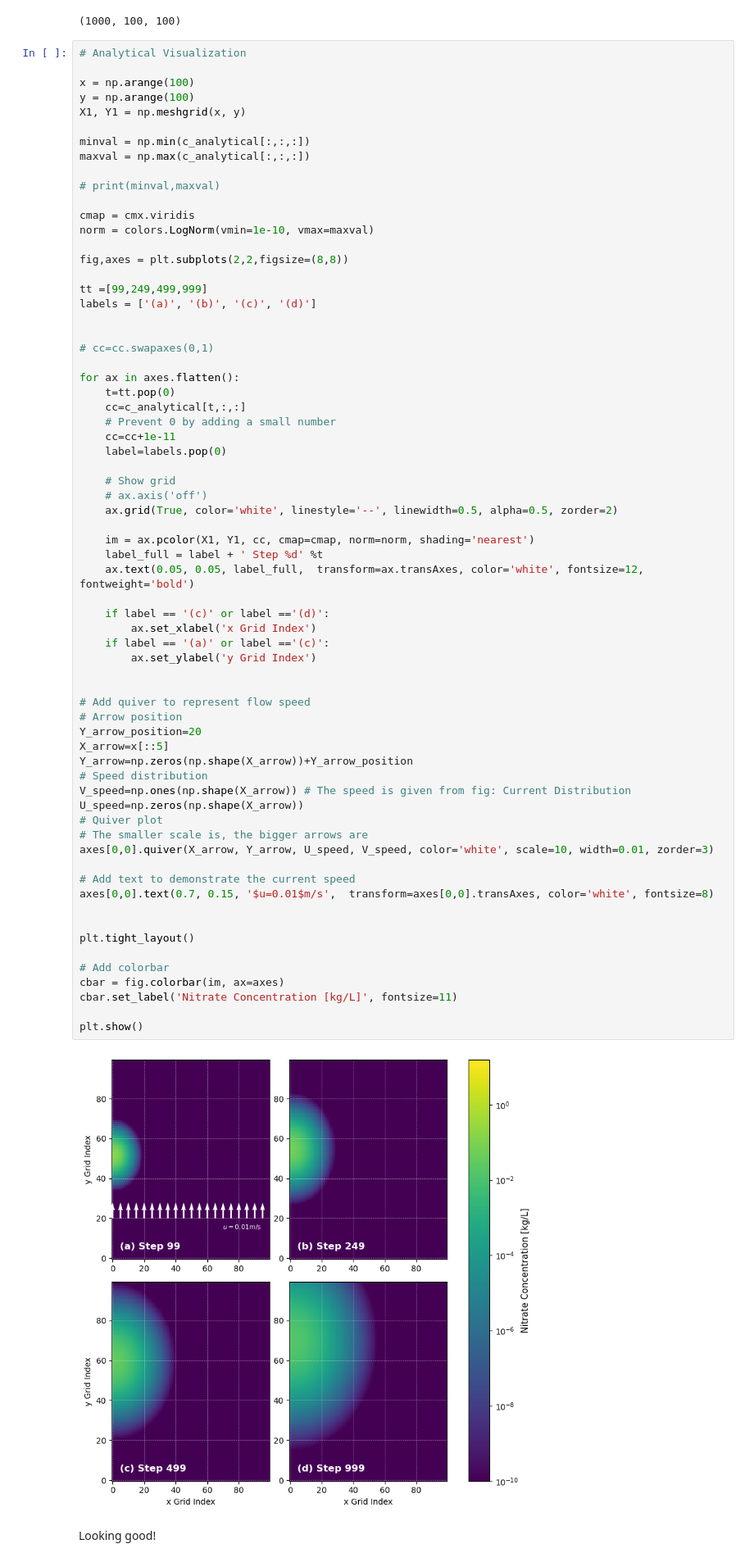
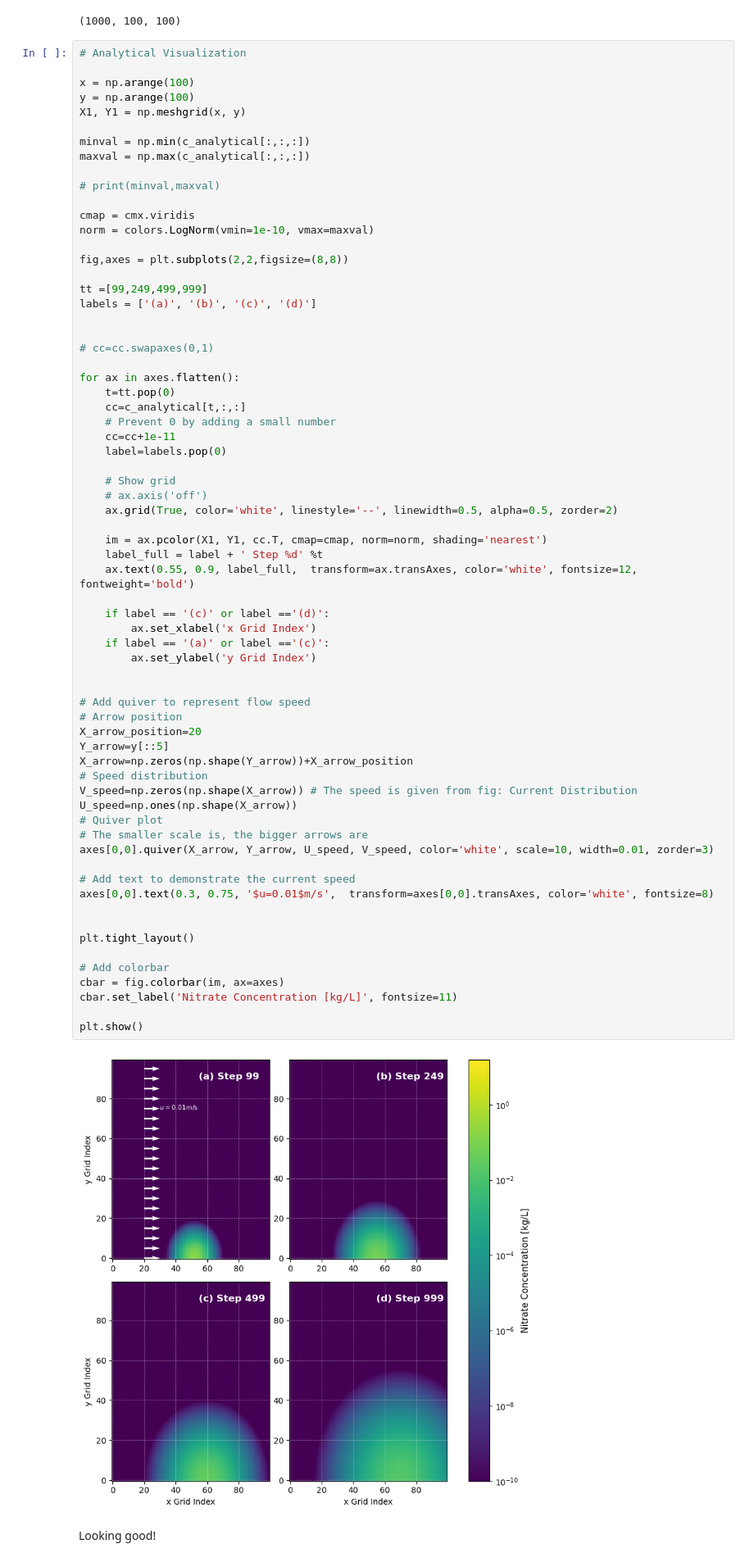
Before and after one commit to Haechan-Kimm/EOSC511-TheDeepThinkers, a Jupyter notebook: 2D visulization/Visulization.ipynb, the cells around one changed output. Shown at 82% size. Saved outputs shown, nothing was run; the diff lists cells and outputs as text.

```diff
--- a/2D visulization/Visulization.ipynb
+++ b/2D visulization/Visulization.ipynb
@@ -384,42 +368,42 @@ for ax in axes.flatten():
     # Show grid
     # ax.axis('off')
     ax.grid(True, color='white', linestyle='--', linewidth=0.5, alpha=0.5, zorder=2)
 
-    im = ax.pcolor(X1, Y1, cc, cmap=cmap, norm=norm, shading='nearest')
+    im = ax.pcolor(X1, Y1, cc.T, cmap=cmap, norm=norm, shading='nearest')
     label_full = label + ' Step %d' %t
-    ax.text(0.05, 0.05, label_full,  transform=ax.transAxes, color='white', fontsize=12, fontweight='bold')
+    ax.text(0.55, 0.9, label_full,  transform=ax.transAxes, color='white', fontsize=12, fontweight='bold')
 
     if label == '(c)' or label =='(d)':
         ax.set_xlabel('x Grid Index')
     if label == '(a)' or label =='(c)':
         ax.set_ylabel('y Grid Index')
 
 
 # Add quiver to represent flow speed
 # Arrow position
-Y_arrow_position=20
-X_arrow=x[::5]
-Y_arrow=np.zeros(np.shape(X_arrow))+Y_arrow_position
+X_arrow_position=20
+Y_arrow=y[::5]
+X_arrow=np.zeros(np.shape(Y_arrow))+X_arrow_position
 # Speed distribution
-V_speed=np.ones(np.shape(X_arrow)) # The speed is given from fig: Current Distribution
-U_speed=np.zeros(np.shape(X_arrow))
+V_speed=np.zeros(np.shape(X_arrow)) # The speed is given from fig: Current Distribution
+U_speed=np.ones(np.shape(X_arrow))
 # Quiver plot
 # The smaller scale is, the bigger arrows are
 axes[0,0].quiver(X_arrow, Y_arrow, U_speed, V_speed, color='white', scale=10, width=0.01, zorder=3)
 
 # Add text to demonstrate the current speed
-axes[0,0].text(0.7, 0.15, '$u=0.01$m/s',  transform=axes[0,0].transAxes, color='white', fontsize=8)
+axes[0,0].text(0.3, 0.75, '$u=0.01$m/s',  transform=axes[0,0].transAxes, color='white', fontsize=8)
 
 
 plt.tight_layout()
 
 # Add colorbar
 cbar = fig.colorbar(im, ax=axes)
 cbar.set_label('Nitrate Concentration [kg/L]', fontsize=11)
 
 plt.show()
 # %% [output]
-[figure, old version]
+[figure, new version]
 # %% [markdown]
 Looking good!
 # %% [markdown]
```
Also changed, not shown: parts of 9 cells of this notebook, 9 other files.
